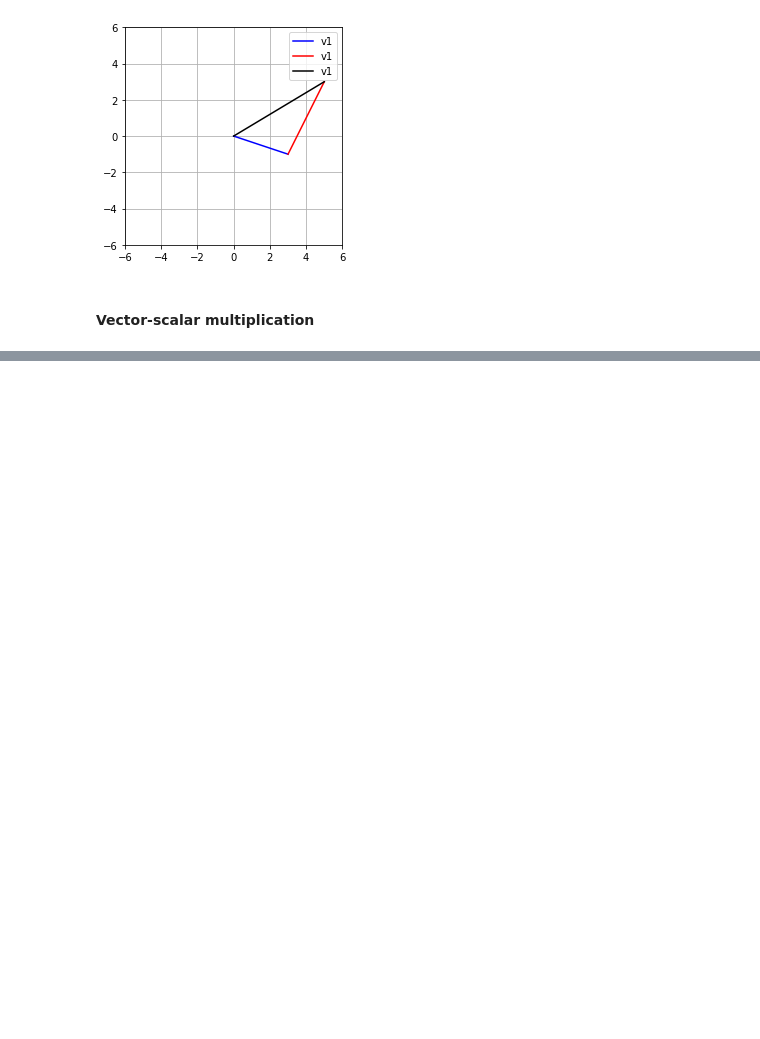
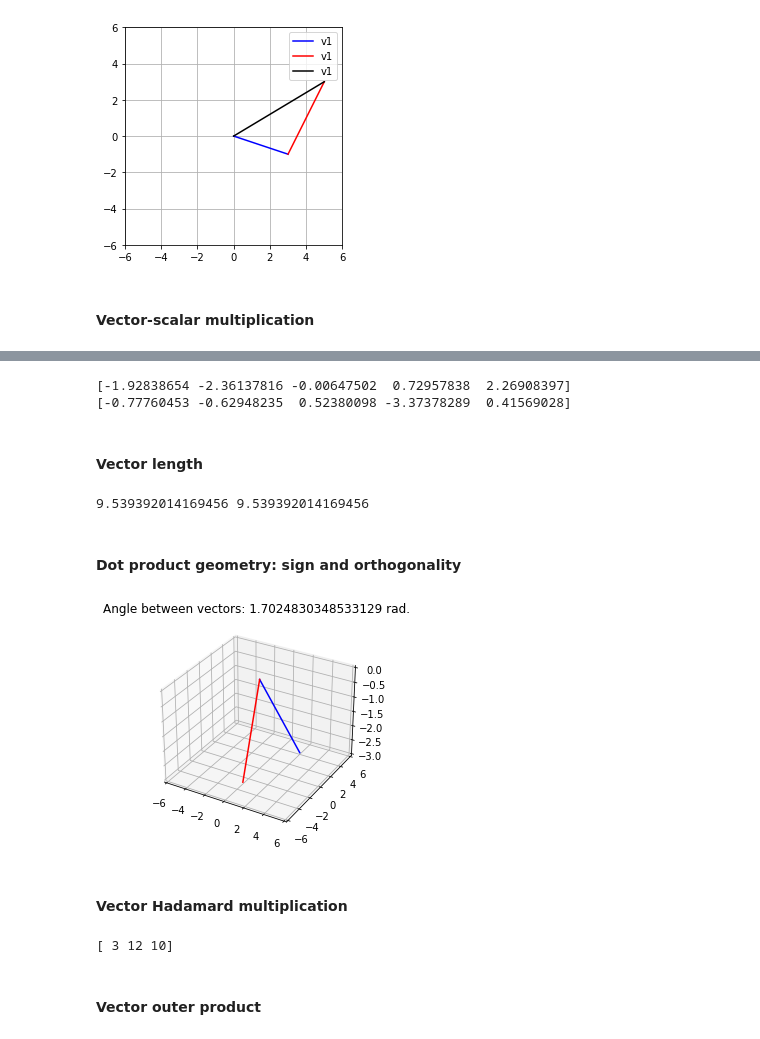
Before and after one commit to chyumin/learning, a Jupyter notebook: linear_algebra/Section 2 - Vectors.ipynb, the cells around one changed output, grey strips where cells are left out. Cells and saved outputs as stored; diff of their text form; code cells hidden in the pictures; blank space fills up the shorter version.

```diff
--- a/linear_algebra/Section 2 - Vectors.ipynb
+++ b/linear_algebra/Section 2 - Vectors.ipynb
@@ -55,0 +118,61 @@ plt.show()
+# %%
+## Associative property
+
+# create random vectors
+n = 5
+a = np.random.randn(n)
+b = np.random.randn(n)
+c = np.random.randn(n)
+
+# the two results
+res1 = np.dot(a, np.dot(b, c))
+res2 = np.dot(np.dot(a, b), c)
+
+# compare them
+print(res1)
+print(res2)
+# %% [output]
+[-1.92838654 -2.36137816 -0.00647502  0.72957838  2.26908397]
+[-0.77760453 -0.62948235  0.52380098 -3.37378289  0.41569028]
+# %% [markdown]
+#### Vector length
+# %%
+v1 = np.array([1, 2, 3, 4, 5, 6])
+vl1 = np.sqrt(sum(np.multiply(v1, v1)))
+
+vl2 = np.linalg.norm(v1)
+
+print(vl1,vl2)
+# %% [output]
+9.539392014169456 9.539392014169456
+# %% [markdown]
+#### Dot product geometry: sign and orthogonality
+# %%
+v1 = np.array([ 2,  4, -3 ])
+v2 = np.array([ 0, -3, -3 ])
+
+# compute the angle (radians) between two vectors
+ang = np.arccos(np.dot(v1, v2) / (np.linalg.norm(v1)*np.linalg.norm(v2)))
+
+fig = plt.figure()
+ax = fig.gca(projection='3d')
+ax.plot([0, v1[0]], [0, v1[1]], [0, v1[2]], 'b')
+ax.plot([0, v2[0]], [0, v2[1]], [0, v2[2]], 'r')
+
+plt.axis((-6, 6, -6, 6))
+plt.title('Angle between vectors: %s rad.' %ang)
+plt.show()
+# %% [output]
+[figure, added]
+# %% [markdown]
+#### Vector Hadamard multiplication
+# %%
+w1 = [1, 3, 5]
+w2 = [3, 4, 2]
+
+w3 = np.multiply(w1, w2)
+print(w3)
+# %% [output]
+[ 3 12 10]
+# %% [markdown]
+#### Vector outer product
```
Also changed, not shown: parts of 15 cells of this notebook.
